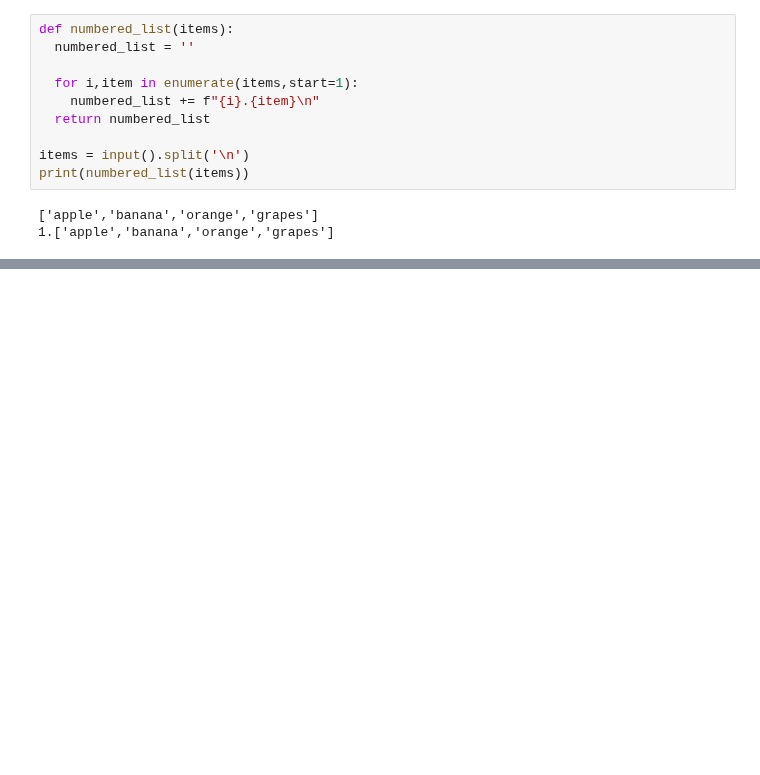
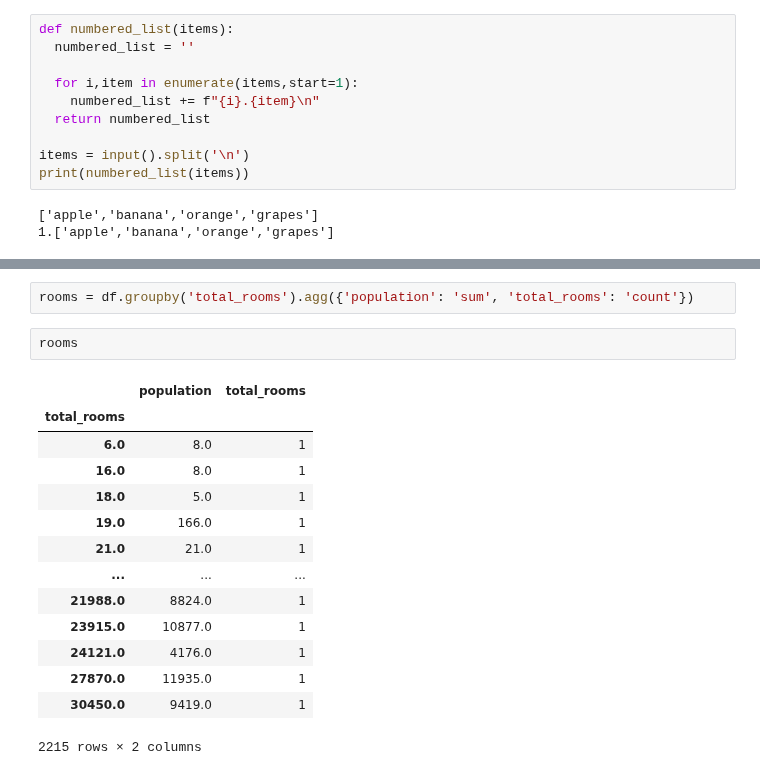
Before and after one commit to Tilak46-R/CODING-PRACTICE, a Jupyter notebook: Interview_questions.ipynb, the cells around one changed output, grey strips where cells are left out. Saved outputs shown, nothing was run; the diff lists cells and outputs as text; blank space fills up the shorter version.

```diff
--- a/Interview_questions.ipynb
+++ b/Interview_questions.ipynb
@@ -4286,0 +4411,19 @@ print(numbered_list(items))
+# %%
+rooms = df.groupby('total_rooms').agg({'population': 'sum', 'total_rooms': 'count'})
+# %%
+rooms
+# %% [output]
+|  | population | total_rooms |
+| total_rooms |  |  |
+| 6.0 | 8.0 | 1 |
+| 16.0 | 8.0 | 1 |
+| 18.0 | 5.0 | 1 |
+| 19.0 | 166.0 | 1 |
+| 21.0 | 21.0 | 1 |
+| ... | ... | ... |
+| 21988.0 | 8824.0 | 1 |
+| 23915.0 | 10877.0 | 1 |
+| 24121.0 | 4176.0 | 1 |
+| 27870.0 | 11935.0 | 1 |
+| 30450.0 | 9419.0 | 1 |
+2215 rows × 2 columns
```
Also changed, not shown: parts of 11 cells of this notebook.
